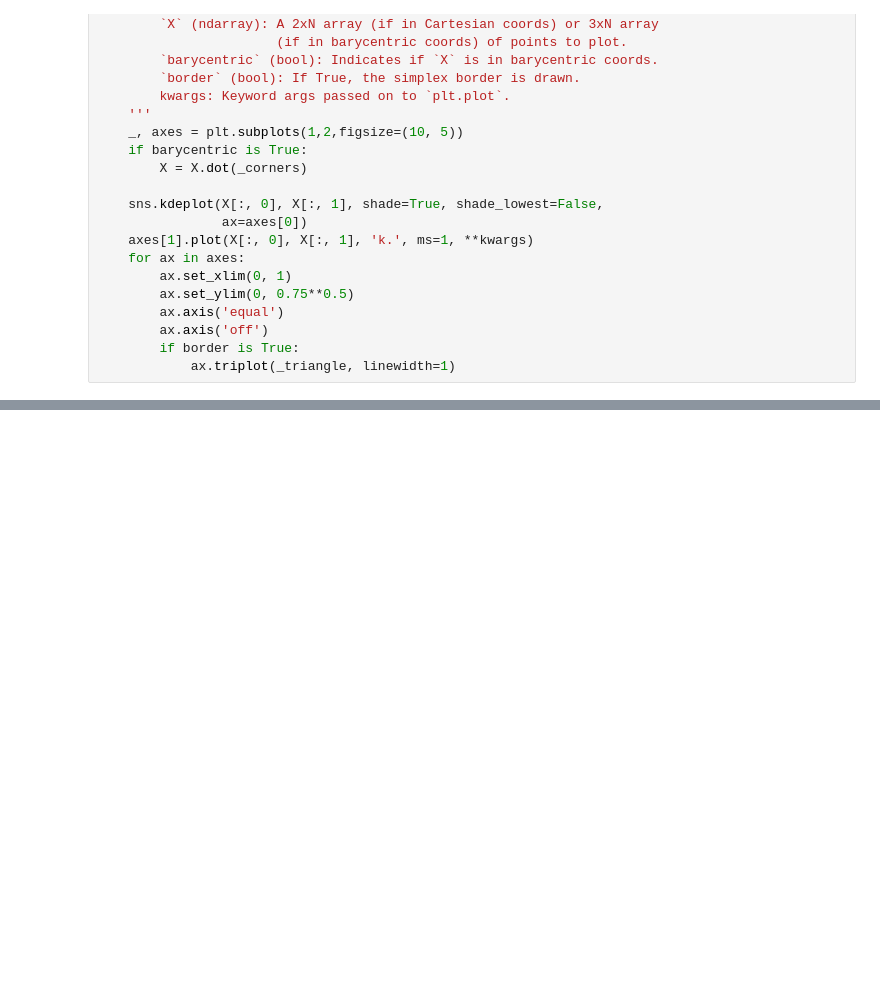
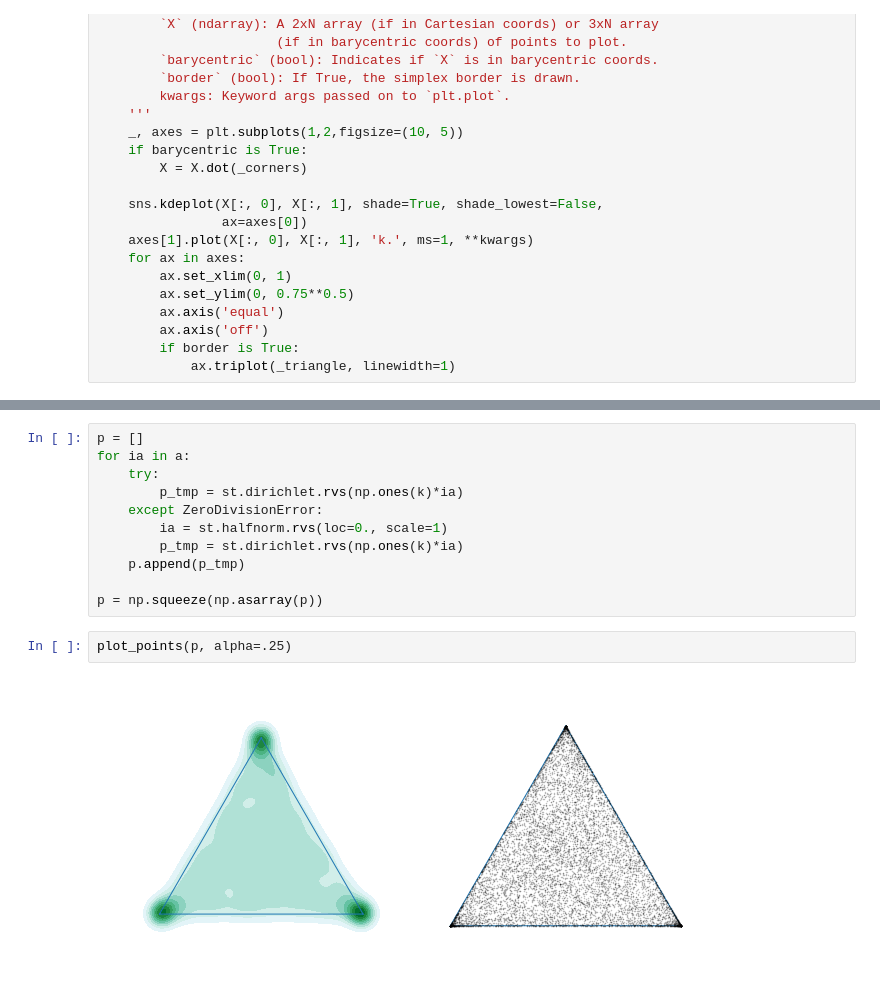
Before and after one commit to junpenglao/Planet_Sakaar_Data_Science, a Jupyter notebook: Miscellaneous/Softmax normal compare with Dirichlet.ipynb, the cells around one changed output, grey strips where cells are left out. Saved outputs shown, nothing was run; the diff lists cells and outputs as text; blank space fills up the shorter version.

```diff
--- a/Miscellaneous/Softmax normal compare with Dirichlet.ipynb
+++ b/Miscellaneous/Softmax normal compare with Dirichlet.ipynb
@@ -114,0 +134,15 @@ plot_points(p, alpha=.25)
+# %%
+p = []
+for ia in a:
+    try:
+        p_tmp = st.dirichlet.rvs(np.ones(k)*ia)
+    except ZeroDivisionError:
+        ia = st.halfnorm.rvs(loc=0., scale=1)
+        p_tmp = st.dirichlet.rvs(np.ones(k)*ia)
+    p.append(p_tmp)
+
+p = np.squeeze(np.asarray(p))
+# %%
+plot_points(p, alpha=.25)
+# %% [output]
+[figure, added]
```
Also changed, not shown: parts of 13 cells of this notebook.
